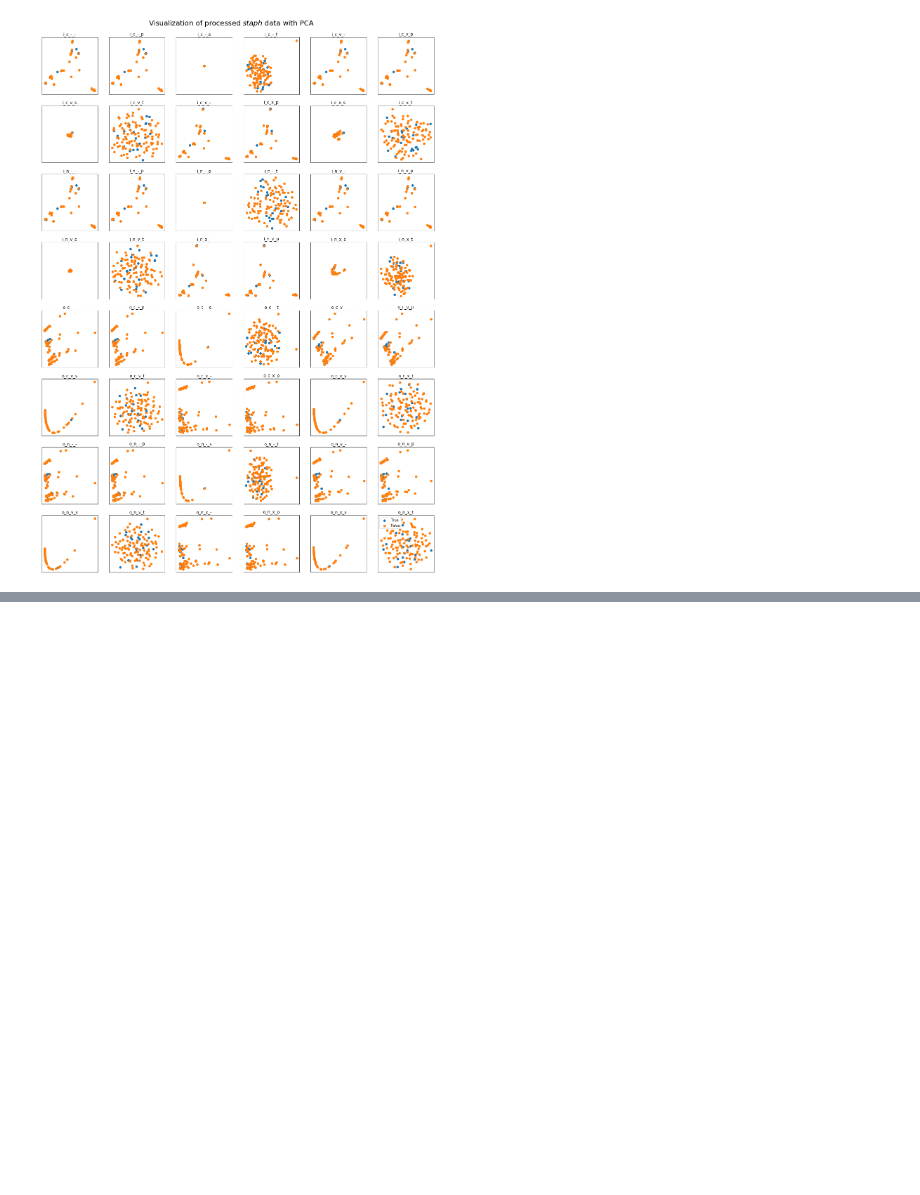
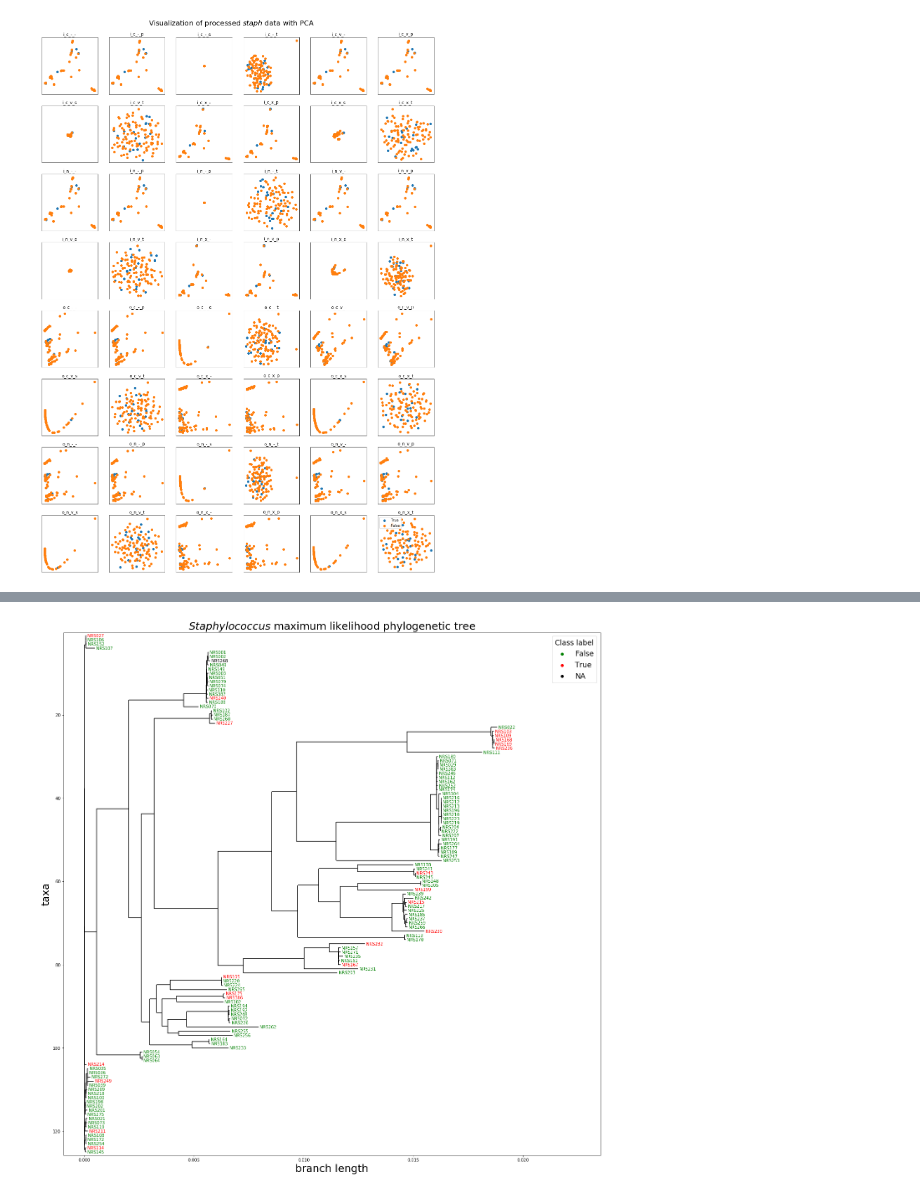
Before and after one commit to solislemuslab/dna-nn, a Jupyter notebook: zhaoyi/graph.ipynb, the cells around one changed output, grey strips where cells are left out. Cells and saved outputs as stored; diff of their text form; code cells hidden in the pictures; blank space fills up the shorter version.

```diff
--- a/zhaoyi/graph.ipynb
+++ b/zhaoyi/graph.ipynb
@@ -316,0 +335,6 @@ show_processed(data_staph, y_staph, TSNE, 'staph')
+# %%
+phylo.draw_tree('../data/staph/staph_ml.nwk', 'ml_staph',
+                '$Staphylococcus$ maximum likelihood phylogenetic tree',
+                label_staph)
+# %% [output]
+[figure, added]
```
Also changed, not shown: parts of 6 cells of this notebook, 2 other files.
